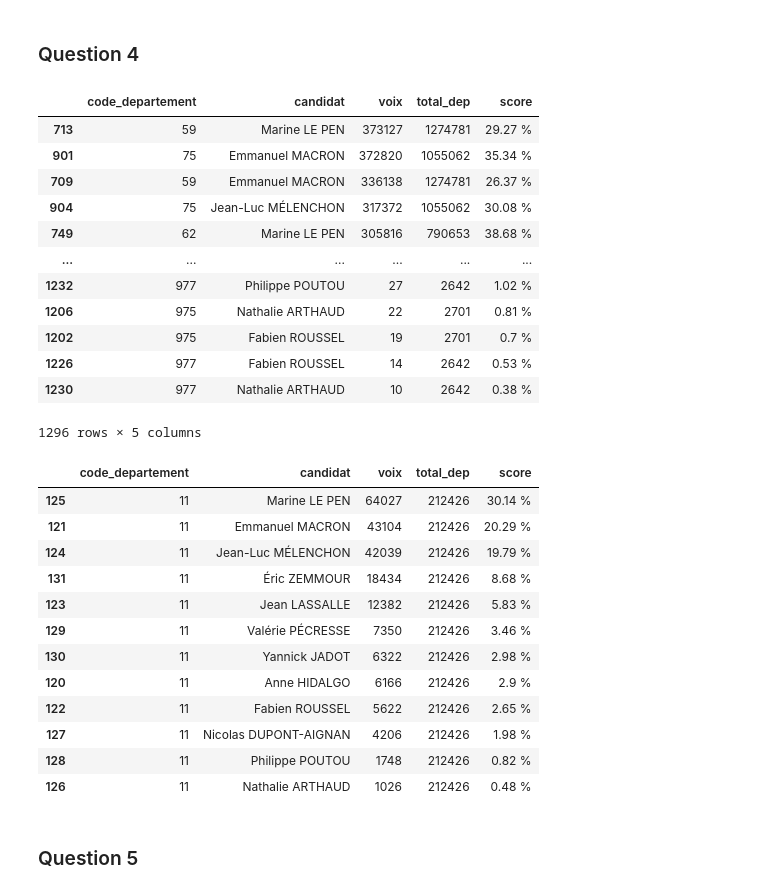
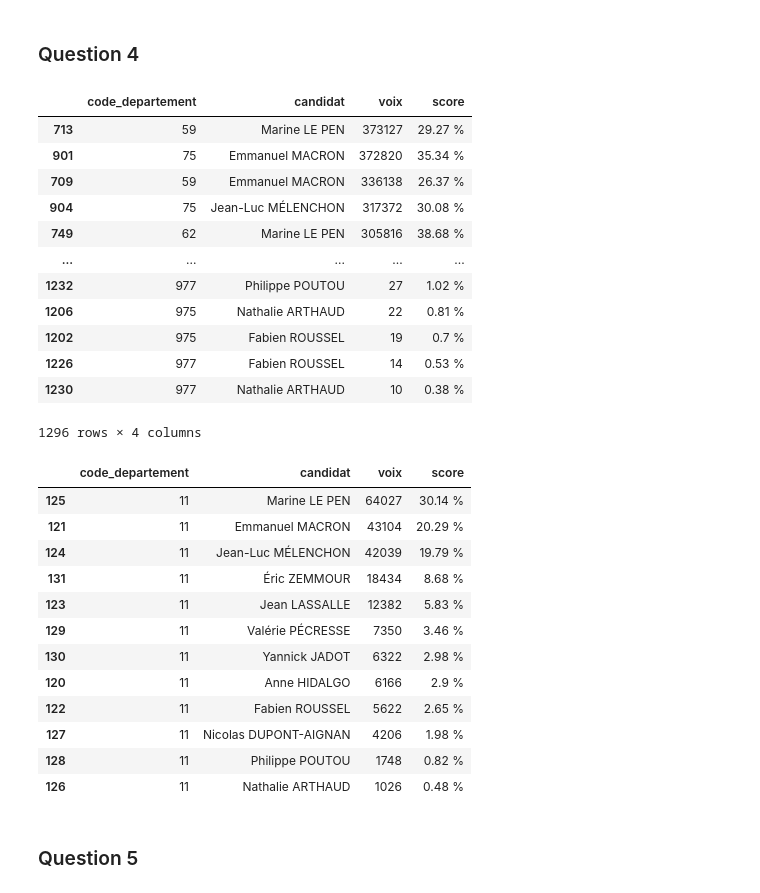
Before and after one commit to LR-Matteo/DM-Python-DataScience, a Jupyter notebook: DM_elections.ipynb, the cells around one changed output. Drawn from its saved outputs; the diff is of its cells as text; code cells hidden in the pictures.

```diff
--- a/DM_elections.ipynb
+++ b/DM_elections.ipynb
@@ -138,44 +138,45 @@ table_votes_2022
 # %%
 score_departements = df_votes_exprimes.groupby(
     ["code_departement", "candidat"])["voix"].sum().reset_index()
 total_dep = score_departements.groupby("code_departement")["voix"].sum().reset_index()
 total_dep = total_dep.rename(columns={"voix": "total_dep"})
 score_departements = score_departements.merge(total_dep, on="code_departement")
 score_departements["score"] = (score_departements["voix"] / score_departements["total_dep"] * 100 ).round(2)
+score_departements = score_departements.drop(columns="total_dep")
 score_departements = score_departements.sort_values(["voix", "score"], ascending=False)
 score_departements["score"] = score_departements["score"].astype(str) + " %"
 score_departements
 # %% [output]
-|  | code_departement | candidat | voix | total_dep | score |
-| 713 | 59 | Marine LE PEN | 373127 | 1274781 | 29.27 % |
-| 901 | 75 | Emmanuel MACRON | 372820 | 1055062 | 35.34 % |
-| 709 | 59 | Emmanuel MACRON | 336138 | 1274781 | 26.37 % |
-| 904 | 75 | Jean-Luc MÉLENCHON | 317372 | 1055062 | 30.08 % |
-| 749 | 62 | Marine LE PEN | 305816 | 790653 | 38.68 % |
-| ... | ... | ... | ... | ... | ... |
-| 1232 | 977 | Philippe POUTOU | 27 | 2642 | 1.02 % |
-| 1206 | 975 | Nathalie ARTHAUD | 22 | 2701 | 0.81 % |
-| 1202 | 975 | Fabien ROUSSEL | 19 | 2701 | 0.7 % |
-| 1226 | 977 | Fabien ROUSSEL | 14 | 2642 | 0.53 % |
-| 1230 | 977 | Nathalie ARTHAUD | 10 | 2642 | 0.38 % |
+|  | code_departement | candidat | voix | score |
+| 713 | 59 | Marine LE PEN | 373127 | 29.27 % |
+| 901 | 75 | Emmanuel MACRON | 372820 | 35.34 % |
+| 709 | 59 | Emmanuel MACRON | 336138 | 26.37 % |
+| 904 | 75 | Jean-Luc MÉLENCHON | 317372 | 30.08 % |
+| 749 | 62 | Marine LE PEN | 305816 | 38.68 % |
+| ... | ... | ... | ... | ... |
+| 1232 | 977 | Philippe POUTOU | 27 | 1.02 % |
+| 1206 | 975 | Nathalie ARTHAUD | 22 | 0.81 % |
+| 1202 | 975 | Fabien ROUSSEL | 19 | 0.7 % |
+| 1226 | 977 | Fabien ROUSSEL | 14 | 0.53 % |
+| 1230 | 977 | Nathalie ARTHAUD | 10 | 0.38 % |
-1296 rows × 5 columns
+1296 rows × 4 columns
 # %%
 #Vérification pour l'Aude
 score_departements[score_departements["code_departement"] == "11"]
 # %% [output]
-|  | code_departement | candidat | voix | total_dep | score |
-| 125 | 11 | Marine LE PEN | 64027 | 212426 | 30.14 % |
-| 121 | 11 | Emmanuel MACRON | 43104 | 212426 | 20.29 % |
-| 124 | 11 | Jean-Luc MÉLENCHON | 42039 | 212426 | 19.79 % |
-| 131 | 11 | Éric ZEMMOUR | 18434 | 212426 | 8.68 % |
-| 123 | 11 | Jean LASSALLE | 12382 | 212426 | 5.83 % |
-| 129 | 11 | Valérie PÉCRESSE | 7350 | 212426 | 3.46 % |
-| 130 | 11 | Yannick JADOT | 6322 | 212426 | 2.98 % |
-| 120 | 11 | Anne HIDALGO | 6166 | 212426 | 2.9 % |
-| 122 | 11 | Fabien ROUSSEL | 5622 | 212426 | 2.65 % |
-| 127 | 11 | Nicolas DUPONT-AIGNAN | 4206 | 212426 | 1.98 % |
-| 128 | 11 | Philippe POUTOU | 1748 | 212426 | 0.82 % |
-| 126 | 11 | Nathalie ARTHAUD | 1026 | 212426 | 0.48 % |
+|  | code_departement | candidat | voix | score |
+| 125 | 11 | Marine LE PEN | 64027 | 30.14 % |
+| 121 | 11 | Emmanuel MACRON | 43104 | 20.29 % |
+| 124 | 11 | Jean-Luc MÉLENCHON | 42039 | 19.79 % |
+| 131 | 11 | Éric ZEMMOUR | 18434 | 8.68 % |
+| 123 | 11 | Jean LASSALLE | 12382 | 5.83 % |
+| 129 | 11 | Valérie PÉCRESSE | 7350 | 3.46 % |
+| 130 | 11 | Yannick JADOT | 6322 | 2.98 % |
+| 120 | 11 | Anne HIDALGO | 6166 | 2.9 % |
+| 122 | 11 | Fabien ROUSSEL | 5622 | 2.65 % |
+| 127 | 11 | Nicolas DUPONT-AIGNAN | 4206 | 1.98 % |
+| 128 | 11 | Philippe POUTOU | 1748 | 0.82 % |
+| 126 | 11 | Nathalie ARTHAUD | 1026 | 0.48 % |
 # %% [markdown]
 ### Question 5
 # %%
```
Also changed, not shown: parts of 4 cells of this notebook.
